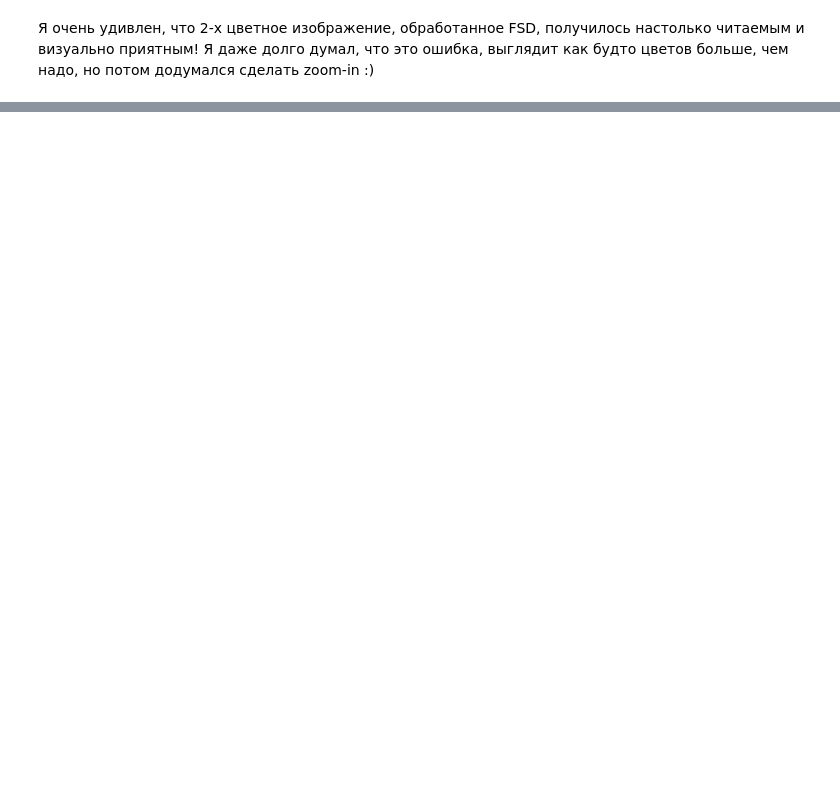
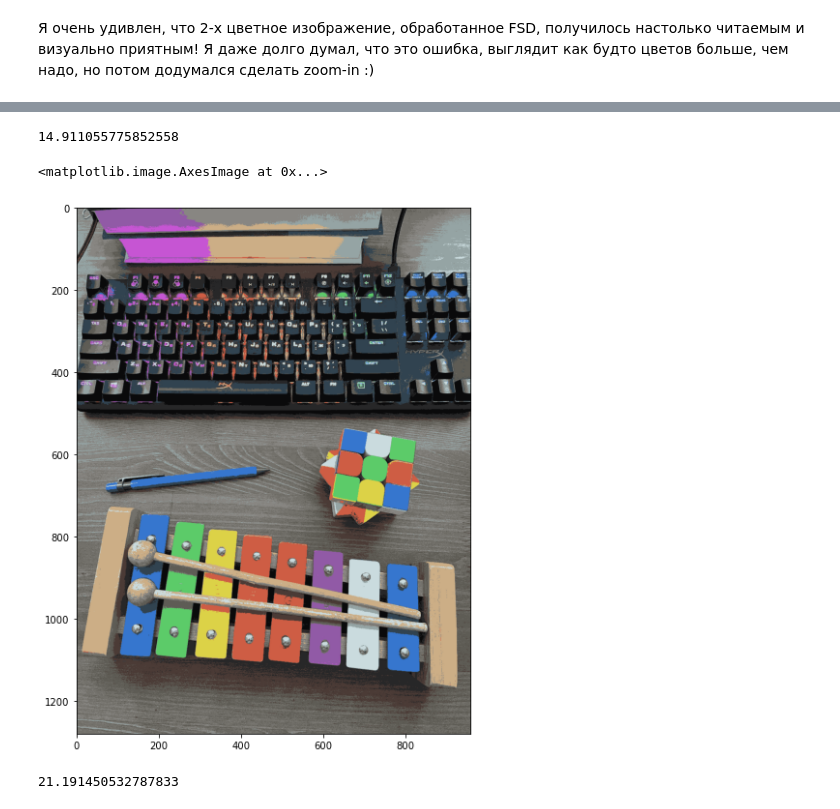
Before and after one commit to kurlyk-egor/cv-course, a Jupyter notebook: homework_5/Homework5.ipynb, the cells around one changed output, grey strips where cells are left out. Drawn from its saved outputs; the diff is of its cells as text; code cells hidden in the pictures; blank space fills up the shorter version.

```diff
--- a/homework_5/Homework5.ipynb
+++ b/homework_5/Homework5.ipynb
@@ -21,0 +29,22 @@ plt.rcParams['figure.figsize'] = [15, 10]
+# %%
+def get_quantized_img(img, colors):
+    # Cast the image to float
+    img = img.astype(np.float32)
+
+    # Prepare for quantization
+    rows, cols, channels = img.shape
+    quantized = np.zeros_like(img)
+
+    # Apply quantization
+    for r in tqdm(range(rows)):
+        for c in range(cols):
+            # Extract the original pixel value
+            pixel = img[r, c]
+
+            # Find the closest colour from the pallette (using absolute value/Euclidean distance)
+            # Note: You may need more than one line of code here
+            new_pixel = colors[np.argmin([np.linalg.norm(pixel-color) for color in colors])]
+
+            # Apply quantization
+            quantized[r, c, :] = new_pixel
+    return quantized
@@ -218,0 +186,23 @@ plt.imshow(dithering2[530:680, 620:770])
+# %%
+kmeans = KMeans(n_clusters=16).fit(np.reshape(img, (-1, 3)))
+colors3 = kmeans.cluster_centers_
+# %%
+quantized3 = get_quantized_img(img, colors3)
+
+# Compute average quantization error
+get_avg_quant_error(img, quantized3)
+# %% [output]
+14.911055775852558
+# %%
+# Show quantized image (don't forget to cast back to uint8)
+plt.imshow(quantized3.astype(np.uint8))
+# %% [output]
+<matplotlib.image.AxesImage at 0x...>
+[figure, added]
+# %%
+dithering3 = get_FSD_quantized_img(img, colors3)
+
+# Compute average quantization error for dithered image
+get_avg_quant_error(img, dithering3)
+# %% [output]
+21.191450532787833
```
Also changed, not shown: parts of 25 cells of this notebook.
